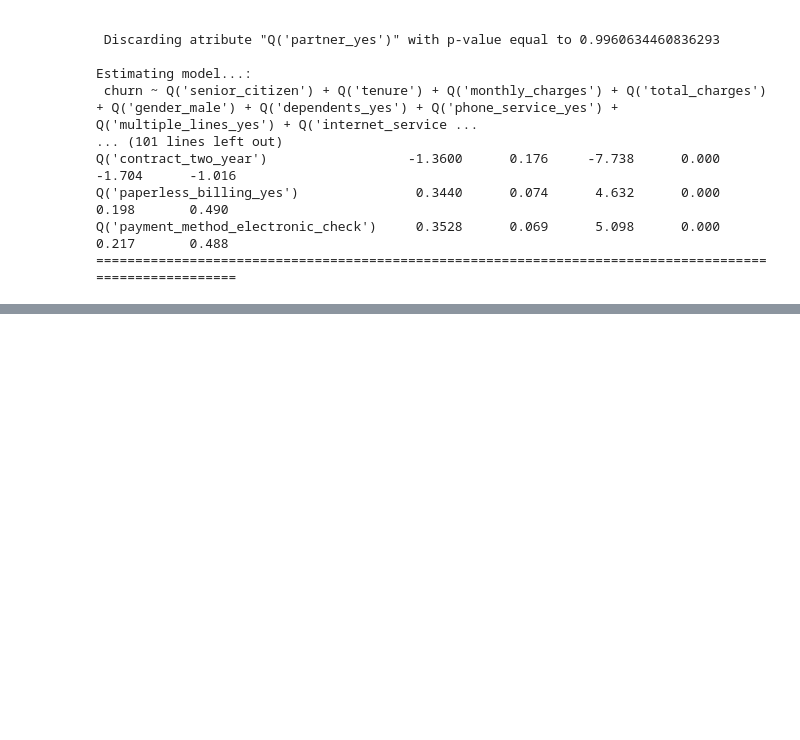
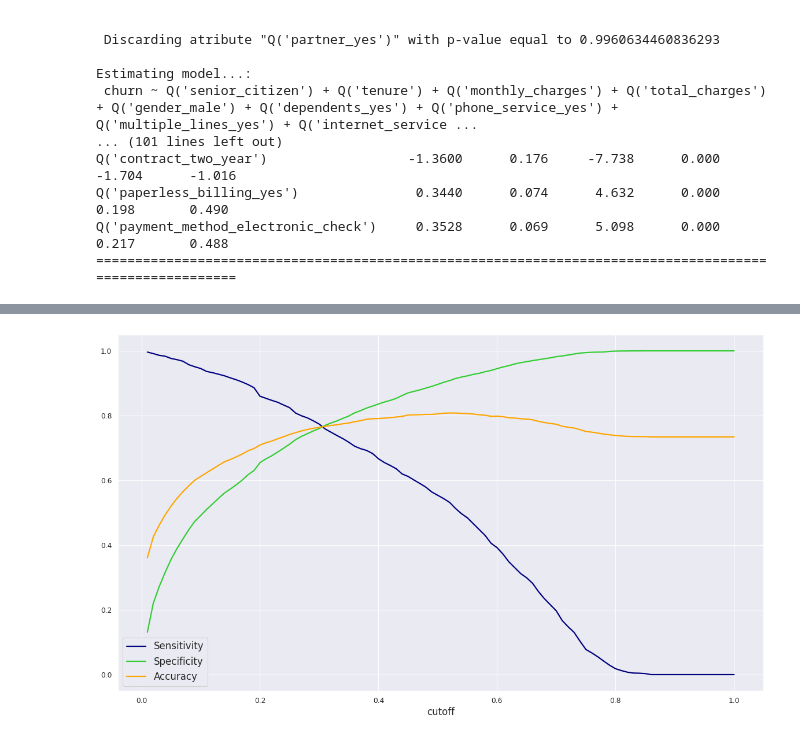
Before and after one commit to dan-teixeira/data-science, a Jupyter notebook: telco_costumer_churn/telco_customer_churn.ipynb, the cells around one changed output, grey strips where cells are left out. Cells and saved outputs as stored; diff of their text form; code cells hidden in the pictures; blank space fills up the shorter version.

```diff
--- a/telco_costumer_churn/telco_customer_churn.ipynb
+++ b/telco_costumer_churn/telco_customer_churn.ipynb
@@ -317 +347,4 @@ confusion_matrix(logit_model, cutoff=0.5)
 [figure]
+# %%
+df_metrics = confusion_metrics(logit_model_sw)
+df_metrics
@@ -317,0 +365,33 @@ confusion_matrix(logit_model, cutoff=0.5)
+# %%
+plt.figure(figsize=(18,10), dpi=80)
+
+plt.plot(
+    df_metrics.cutoff,
+    df_metrics.sensitivity,
+    color="navy",
+    lw=2,
+    label="Sensitivity"
+)
+
+plt.plot(
+    df_metrics.cutoff,
+    df_metrics.specificity,
+    color='limegreen',
+    lw=2,
+    label="Specificity"
+)
+
+plt.plot(
+    df_metrics.cutoff,
+    df_metrics.accuracy,
+    color="orange",
+    lw=2,
+    label="Accuracy"
+)
+
+plt.xlabel("cutoff", fontsize=15)
+
+plt.legend(fontsize=15)
+plt.show()
+# %% [output]
+[figure, added]
```
Also changed, not shown: parts of 13 cells of this notebook, 1 other file.
